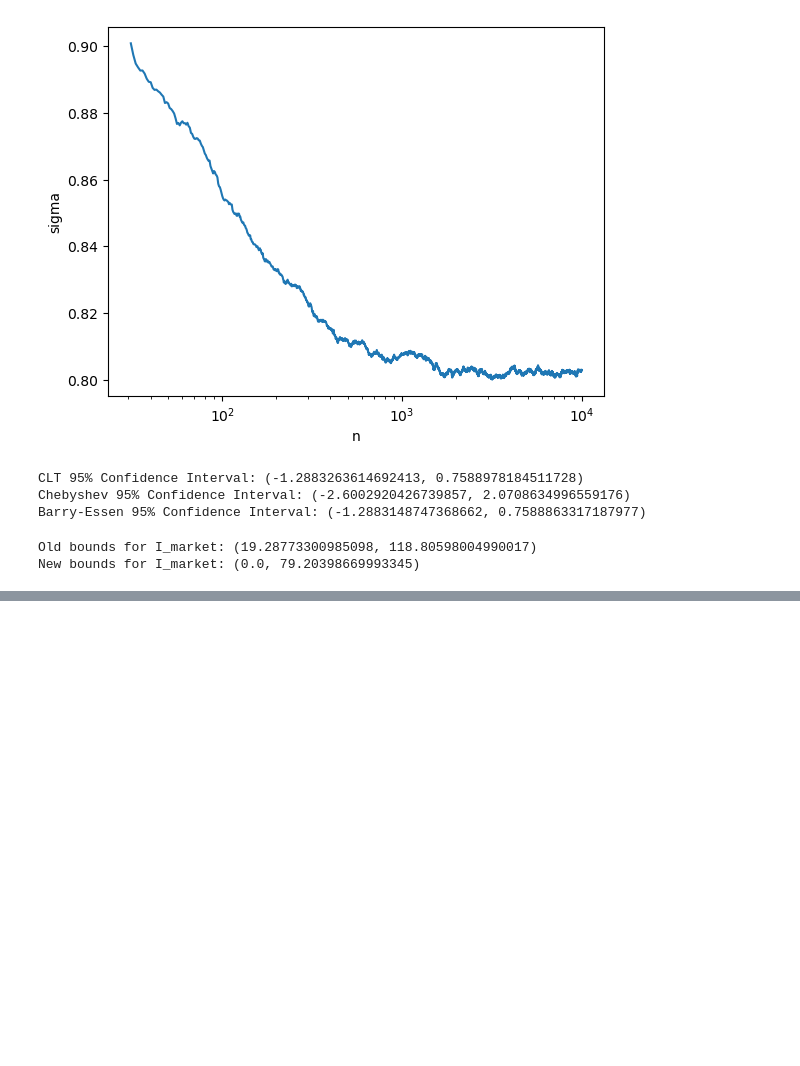
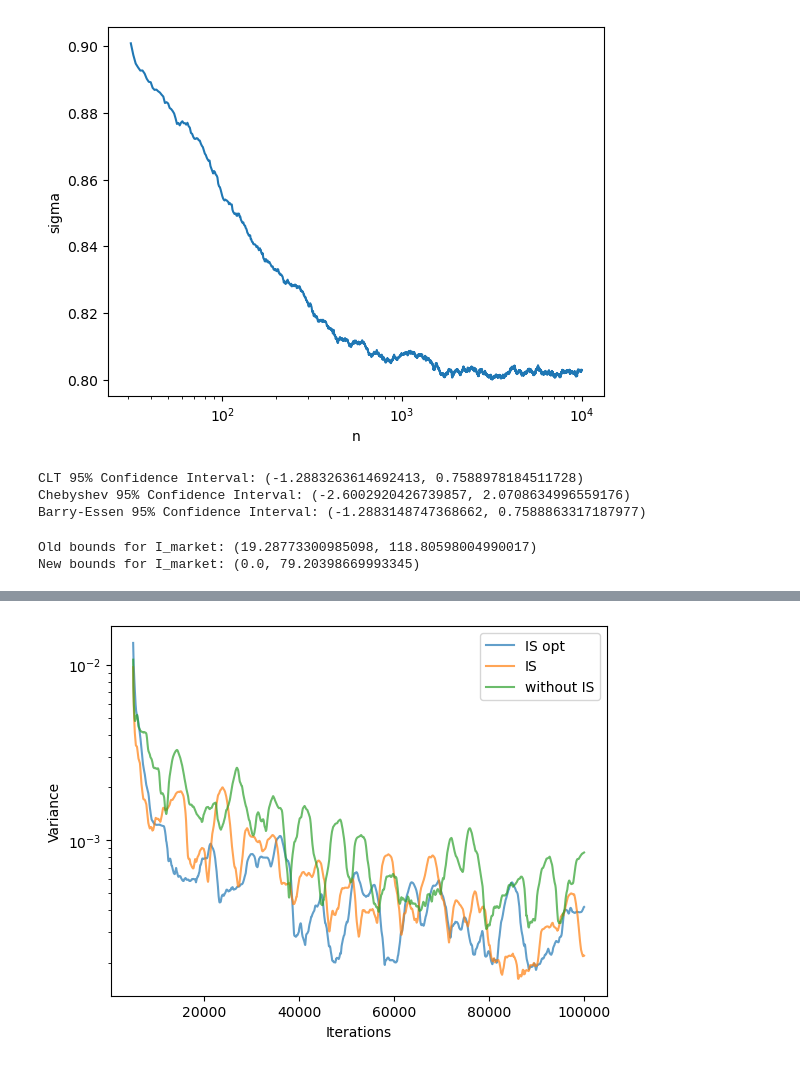
Before and after one commit to Drykx/Monte-Carlo-Project, a Jupyter notebook: EuropeanOptions.ipynb, the cells around one changed output, grey strips where cells are left out. Drawn from its saved outputs; the diff is of its cells as text; code cells hidden in the pictures; blank space fills up the shorter version.

```diff
--- a/EuropeanOptions.ipynb
+++ b/EuropeanOptions.ipynb
@@ -390,0 +393,37 @@ plt.legend()
+# %%
+class VarianceAnalyzer:
+    def __init__(self, window_size):
+        self.window_size = window_size
+        self.values = []
+
+    def update(self, new_value):
+        self.values.append(new_value)
+        if len(self.values) > self.window_size:
+            self.values.pop(0)
+            return self.calculate_std()
+        return 0
+
+    def calculate_std(self):
+        if len(self.values) < 2:
+            return None  # Variance is undefined with less than two values
+        return np.std(self.values, ddof=1)  # ddof=1 for unbiased variance estimation
+
+window_size = 5000
+variance_analyzer = VarianceAnalyzer(window_size)
+
+variance_1 = [variance_analyzer.update(value) for value in sigmas_IS_opt]
+variance_2 = [variance_analyzer.update(value) for value in sigmas_IS]
+variance_3 = [variance_analyzer.update(value) for value in sigmas]
+# %%
+plt.plot(range(5000, n), variance_1[5000:], label='IS opt', alpha=0.7)
+plt.plot(range(5000, n), variance_2[5000:], label='IS', alpha=0.7)
+plt.plot(range(5000, n), variance_3[5000:], label='without IS', alpha=0.7)
+
+plt.xlabel('Iterations')
+plt.ylabel('Variance')
+# plt.xscale('log')
+plt.yscale('log')
+plt.legend()
+plt.show()
+# %% [output]
+[figure, added]
```
Also changed, not shown: parts of 3 cells of this notebook.
